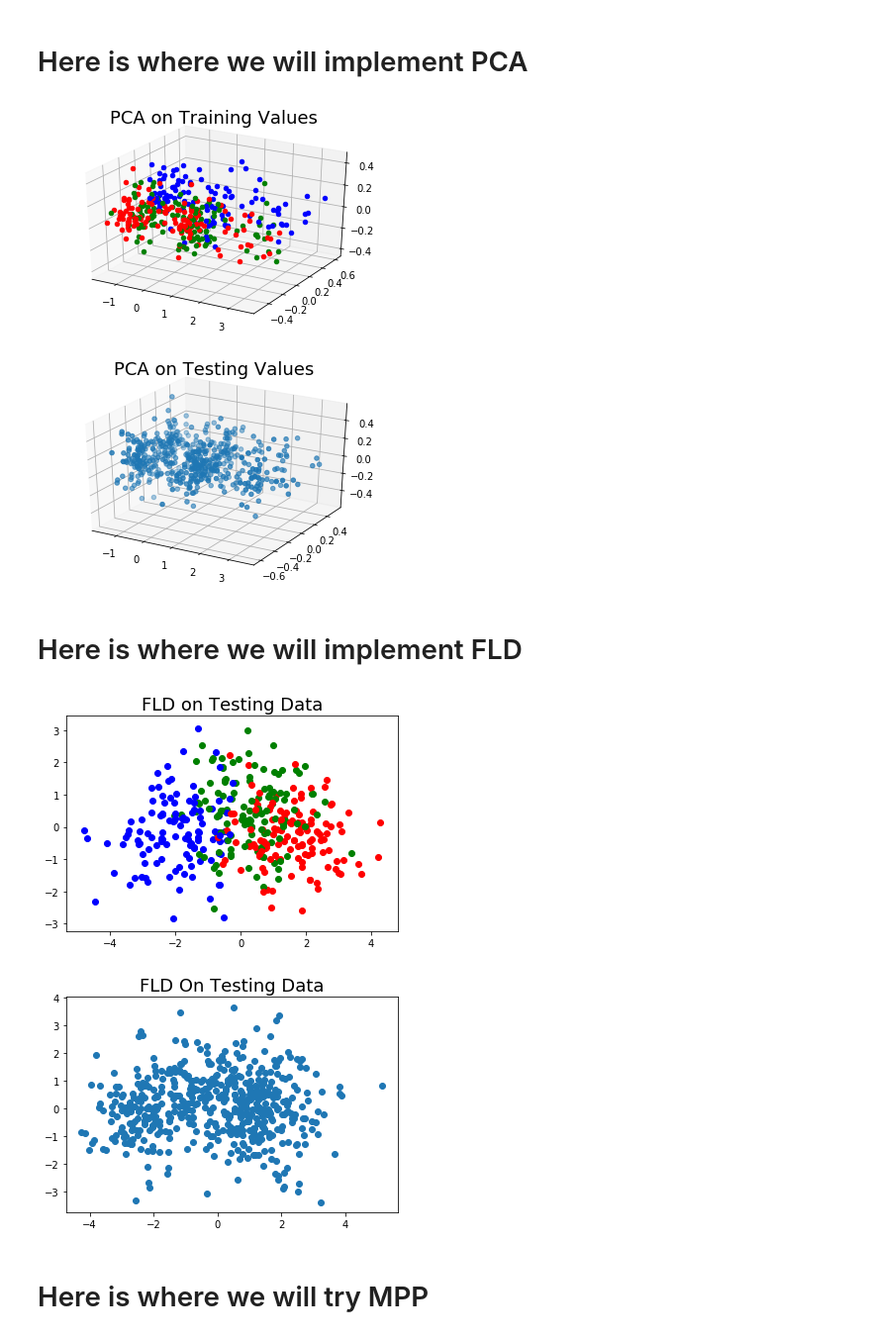
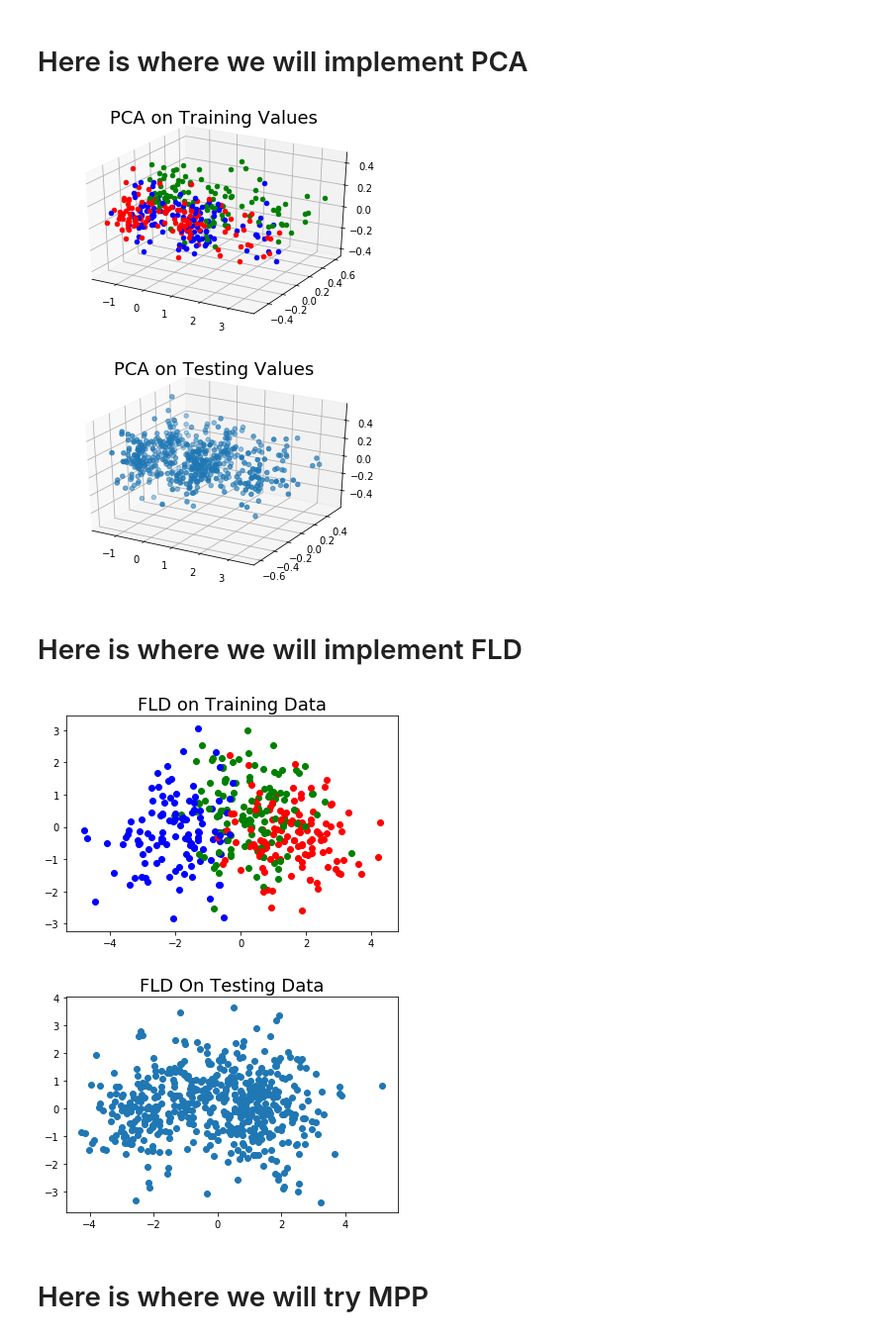
Before and after one commit to spatric5/Monster_Hunter, a Jupyter notebook: FinalProject.ipynb, the cells around one changed output. Shown: that part at 99% size. Cells and saved outputs as stored; diff of their text form; code cells hidden in the pictures.

```diff
--- a/FinalProject.ipynb
+++ b/FinalProject.ipynb
@@ -72,9 +76,9 @@ for i in range(0,len(TrainPoints)):
     if(t == 'Ghoul'):
         ax.scatter(j[0],j[1],j[2],c='r',label = 'Ghoul')
     elif(t == 'Ghost'):
+        ax.scatter(j[0],j[1],j[2],c='g',label = 'Goblin')
+    else:
         ax.scatter(j[0],j[1],j[2],c='b',label = 'Ghost')
-    else:
-        ax.scatter(j[0],j[1],j[2],c='g',label = 'Goblin')
 plt.title('PCA on Training Values',fontsize = 18)
 plt.show()
 
@@ -84,34 +88,34 @@ ax.scatter(pcaTest[:,0],pcaTest[:,1],pcaTest[:,2])
 plt.title('PCA on Testing Values',fontsize = 18)
 plt.show()
 # %% [output]
-[figure, old version]
+[figure, new version]
 [figure]
 # %% [markdown]
 # Here is where we will implement FLD
 # %%
 fld = LinearDiscriminantAnalysis(n_components = 5)
 fldTrain = fld.fit_transform(TrainVals, TrainLabels)
 fldTest = fld.transform(TestVals)
 fig = plt.figure()
 ax = fig.add_subplot(111)
 for i in range(0,len(TrainPoints)):
     t = TrainPoints.loc[i,'type']
     j = fldTrain[i]
     if(t == 'Ghoul'):
         ax.scatter(j[0],j[1],c='r',label = 'Ghoul')
-    elif(t == 'Ghost'):
+    elif(t == 'Goblin'):
+        ax.scatter(j[0],j[1],c='g',label = 'Goblin')
+    else:
         ax.scatter(j[0],j[1],c='b',label = 'Ghost')
-    else:
-        ax.scatter(j[0],j[1],c='g',label = 'Goblin')
-plt.title('FLD on Testing Data',fontsize = 18)
+plt.title('FLD on Training Data',fontsize = 18)
 plt.show()
 
 plt.cla()
 fig2 = plt.scatter(fldTest[:,0],fldTest[:,1])
 plt.title('FLD On Testing Data',fontsize = 18)
 plt.show()
 # %% [output]
-[figure, old version]
+[figure, new version]
 [figure]
 # %%
 Training = [TrainVals, fldTrain, pcaTrain]
```
Also changed, not shown: parts of 9 cells of this notebook, 19 other files.
